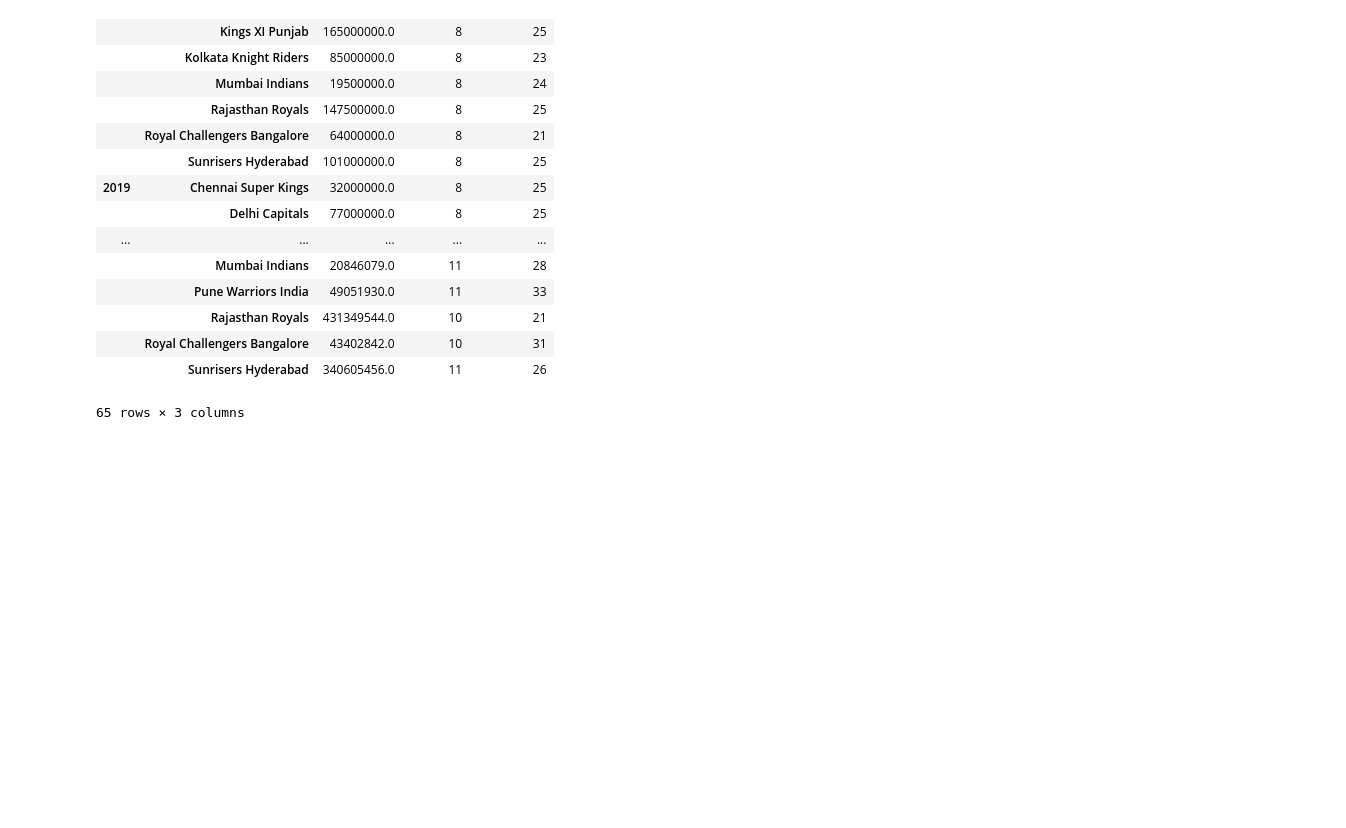
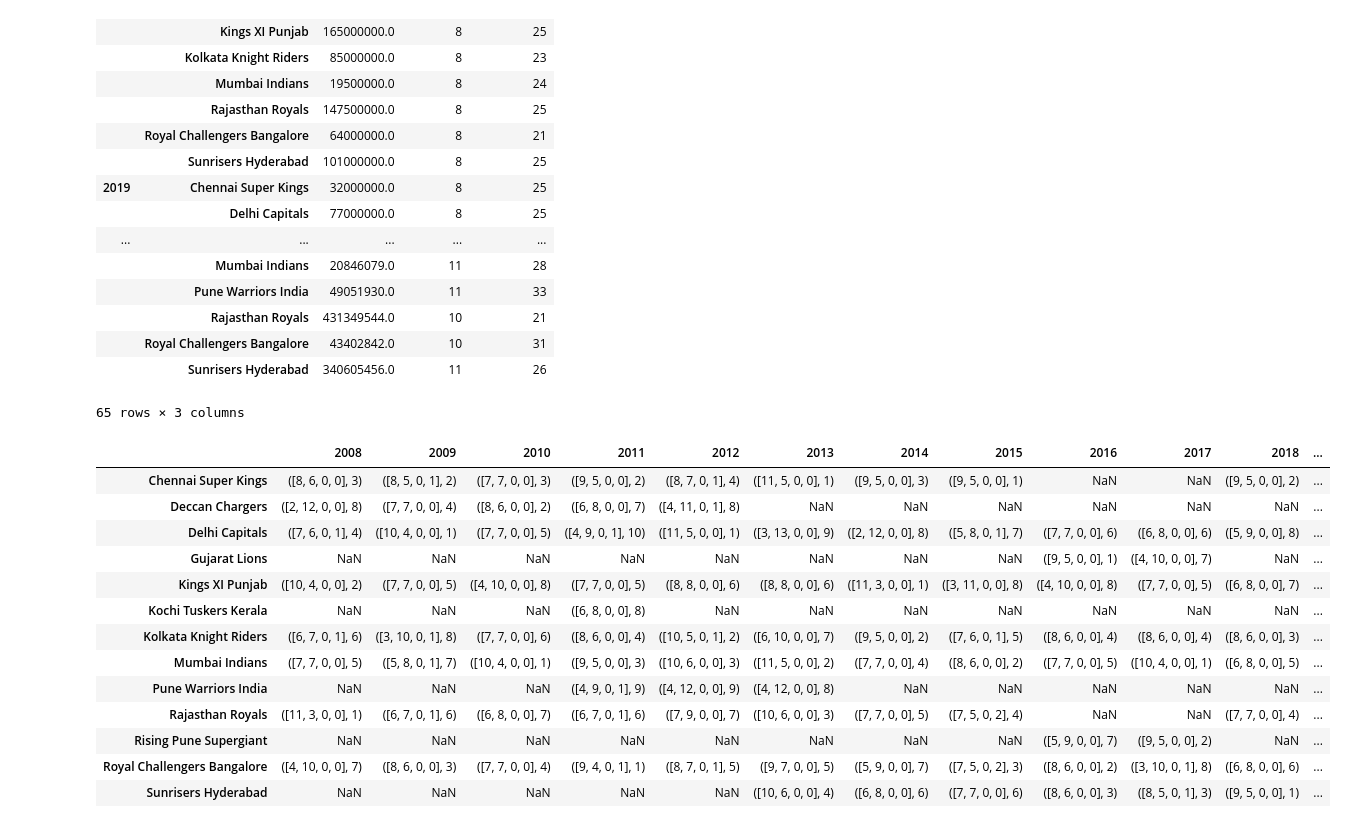
Before and after one commit to ABMalhotra/IPL-Bidding, a Jupyter notebook: IPL-DataScrape.ipynb, the cells around one changed output. Saved outputs shown, nothing was run; the diff lists cells and outputs as text; code cells hidden in the pictures; blank space fills up the shorter version.

```diff
--- a/IPL-DataScrape.ipynb
+++ b/IPL-DataScrape.ipynb
@@ -114,3 +114,20 @@ finances
 #Export
 finances.to_pickle('IPL_finances.pkl')
 results.to_pickle('IPL_results.pkl')
+# %%
+results
+# %% [output]
+|  | 2008 | 2009 | 2010 | 2011 | 2012 | 2013 | 2014 | 2015 | 2016 | 2017 | 2018 | ... |
+| Chennai Super Kings | ([8, 6, 0, 0], 3) | ([8, 5, 0, 1], 2) | ([7, 7, 0, 0], 3) | ([9, 5, 0, 0], 2) | ([8, 7, 0, 1], 4) | ([11, 5, 0, 0], 1) | ([9, 5, 0, 0], 3) | ([9, 5, 0, 0], 1) | NaN | NaN | ([9, 5, 0, 0], 2) | ... |
+| Deccan Chargers | ([2, 12, 0, 0], 8) | ([7, 7, 0, 0], 4) | ([8, 6, 0, 0], 2) | ([6, 8, 0, 0], 7) | ([4, 11, 0, 1], 8) | NaN | NaN | NaN | NaN | NaN | NaN | ... |
+| Delhi Capitals | ([7, 6, 0, 1], 4) | ([10, 4, 0, 0], 1) | ([7, 7, 0, 0], 5) | ([4, 9, 0, 1], 10) | ([11, 5, 0, 0], 1) | ([3, 13, 0, 0], 9) | ([2, 12, 0, 0], 8) | ([5, 8, 0, 1], 7) | ([7, 7, 0, 0], 6) | ([6, 8, 0, 0], 6) | ([5, 9, 0, 0], 8) | ... |
+| Gujarat Lions | NaN | NaN | NaN | NaN | NaN | NaN | NaN | NaN | ([9, 5, 0, 0], 1) | ([4, 10, 0, 0], 7) | NaN | ... |
+| Kings XI Punjab | ([10, 4, 0, 0], 2) | ([7, 7, 0, 0], 5) | ([4, 10, 0, 0], 8) | ([7, 7, 0, 0], 5) | ([8, 8, 0, 0], 6) | ([8, 8, 0, 0], 6) | ([11, 3, 0, 0], 1) | ([3, 11, 0, 0], 8) | ([4, 10, 0, 0], 8) | ([7, 7, 0, 0], 5) | ([6, 8, 0, 0], 7) | ... |
+| Kochi Tuskers Kerala | NaN | NaN | NaN | ([6, 8, 0, 0], 8) | NaN | NaN | NaN | NaN | NaN | NaN | NaN | ... |
+| Kolkata Knight Riders | ([6, 7, 0, 1], 6) | ([3, 10, 0, 1], 8) | ([7, 7, 0, 0], 6) | ([8, 6, 0, 0], 4) | ([10, 5, 0, 1], 2) | ([6, 10, 0, 0], 7) | ([9, 5, 0, 0], 2) | ([7, 6, 0, 1], 5) | ([8, 6, 0, 0], 4) | ([8, 6, 0, 0], 4) | ([8, 6, 0, 0], 3) | ... |
+| Mumbai Indians | ([7, 7, 0, 0], 5) | ([5, 8, 0, 1], 7) | ([10, 4, 0, 0], 1) | ([9, 5, 0, 0], 3) | ([10, 6, 0, 0], 3) | ([11, 5, 0, 0], 2) | ([7, 7, 0, 0], 4) | ([8, 6, 0, 0], 2) | ([7, 7, 0, 0], 5) | ([10, 4, 0, 0], 1) | ([6, 8, 0, 0], 5) | ... |
+| Pune Warriors India | NaN | NaN | NaN | ([4, 9, 0, 1], 9) | ([4, 12, 0, 0], 9) | ([4, 12, 0, 0], 8) | NaN | NaN | NaN | NaN | NaN | ... |
+| Rajasthan Royals | ([11, 3, 0, 0], 1) | ([6, 7, 0, 1], 6) | ([6, 8, 0, 0], 7) | ([6, 7, 0, 1], 6) | ([7, 9, 0, 0], 7) | ([10, 6, 0, 0], 3) | ([7, 7, 0, 0], 5) | ([7, 5, 0, 2], 4) | NaN | NaN | ([7, 7, 0, 0], 4) | ... |
+| Rising Pune Supergiant | NaN | NaN | NaN | NaN | NaN | NaN | NaN | NaN | ([5, 9, 0, 0], 7) | ([9, 5, 0, 0], 2) | NaN | ... |
+| Royal Challengers Bangalore | ([4, 10, 0, 0], 7) | ([8, 6, 0, 0], 3) | ([7, 7, 0, 0], 4) | ([9, 4, 0, 1], 1) | ([8, 7, 0, 1], 5) | ([9, 7, 0, 0], 5) | ([5, 9, 0, 0], 7) | ([7, 5, 0, 2], 3) | ([8, 6, 0, 0], 2) | ([3, 10, 0, 1], 8) | ([6, 8, 0, 0], 6) | ... |
+| Sunrisers Hyderabad | NaN | NaN | NaN | NaN | NaN | ([10, 6, 0, 0], 4) | ([6, 8, 0, 0], 6) | ([7, 7, 0, 0], 6) | ([8, 6, 0, 0], 3) | ([8, 5, 0, 1], 3) | ([9, 5, 0, 0], 1) | ... |
```
Also changed, not shown: 3 other files.
